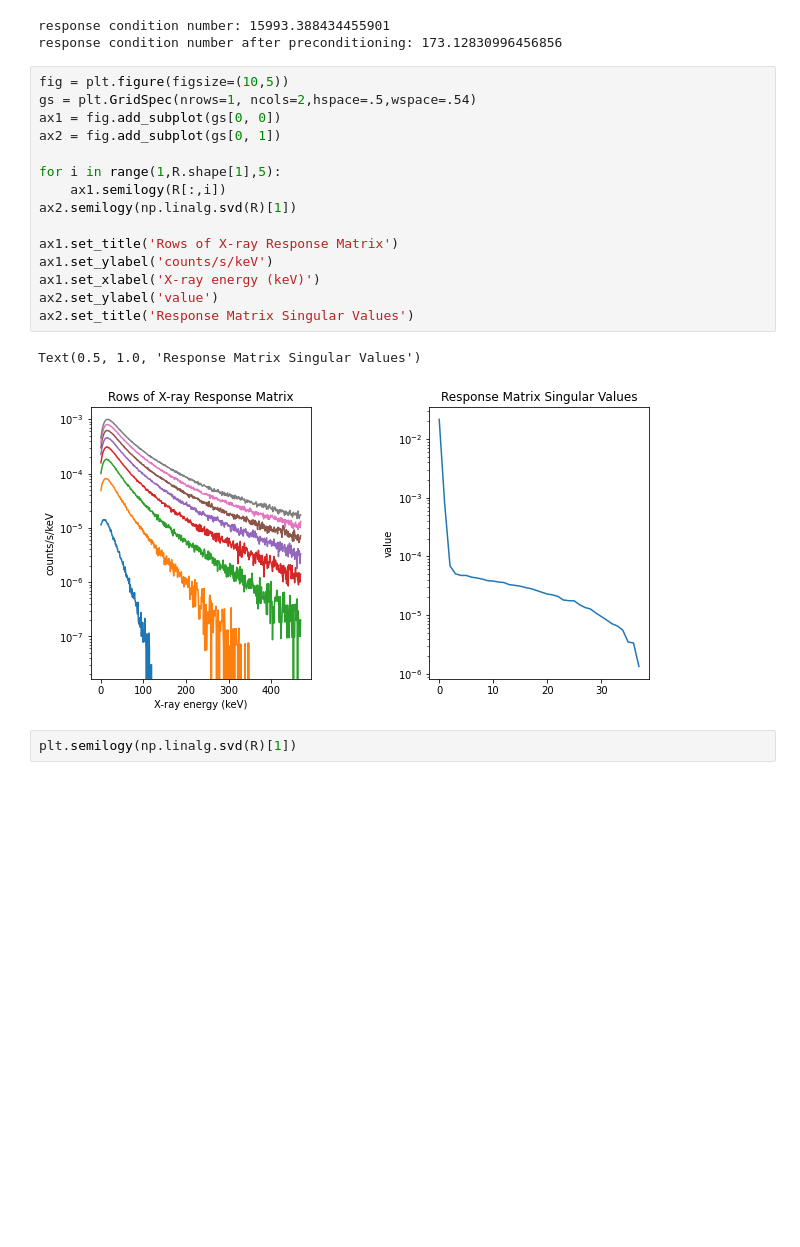
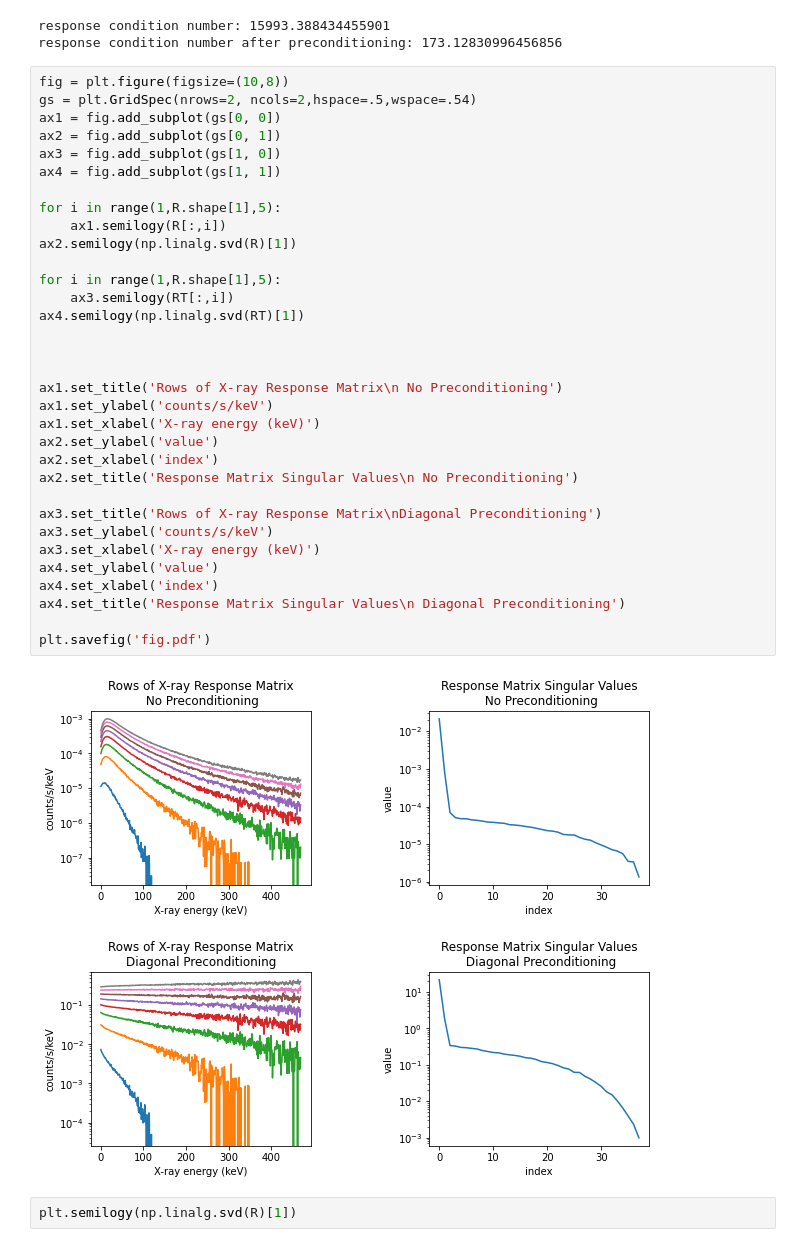
Before and after one commit to mrpatrick1991/thesis, a Jupyter notebook: figures/chapter_4/matrix_spectral_plot/Untitled.ipynb, the cells around one changed output. Drawn from its saved outputs; the diff is of its cells as text; blank space fills up the shorter version.

Commit message:
update to spectral figure

```diff
--- a/figures/chapter_4/matrix_spectral_plot/Untitled.ipynb
+++ b/figures/chapter_4/matrix_spectral_plot/Untitled.ipynb
@@ -56,23 +56,40 @@ xspace = np.linspace(30,500,R.shape[0])
 response condition number: 15993.388434455901
 response condition number after preconditioning: 173.12830996456856
 # %%
-fig = plt.figure(figsize=(10,5))
-gs = plt.GridSpec(nrows=1, ncols=2,hspace=.5,wspace=.54)
+fig = plt.figure(figsize=(10,8))
+gs = plt.GridSpec(nrows=2, ncols=2,hspace=.5,wspace=.54)
 ax1 = fig.add_subplot(gs[0, 0])
 ax2 = fig.add_subplot(gs[0, 1])
+ax3 = fig.add_subplot(gs[1, 0])
+ax4 = fig.add_subplot(gs[1, 1])
 
 for i in range(1,R.shape[1],5):
     ax1.semilogy(R[:,i])
 ax2.semilogy(np.linalg.svd(R)[1])
 
-ax1.set_title('Rows of X-ray Response Matrix')
+for i in range(1,R.shape[1],5):
+    ax3.semilogy(RT[:,i])
+ax4.semilogy(np.linalg.svd(RT)[1])
+
+
+
+ax1.set_title('Rows of X-ray Response Matrix\n No Preconditioning')
 ax1.set_ylabel('counts/s/keV')
 ax1.set_xlabel('X-ray energy (keV)')
 ax2.set_ylabel('value')
-ax2.set_title('Response Matrix Singular Values')
+ax2.set_xlabel('index')
+ax2.set_title('Response Matrix Singular Values\n No Preconditioning')
+
+ax3.set_title('Rows of X-ray Response Matrix\nDiagonal Preconditioning')
+ax3.set_ylabel('counts/s/keV')
+ax3.set_xlabel('X-ray energy (keV)')
+ax4.set_ylabel('value')
+ax4.set_xlabel('index')
+ax4.set_title('Response Matrix Singular Values\n Diagonal Preconditioning')
+
+plt.savefig('fig.pdf')
 # %% [output]
-Text(0.5, 1.0, 'Response Matrix Singular Values')
-[figure, old version]
+[figure, new version]
 # %%
 plt.semilogy(np.linalg.svd(R)[1])
 # %% [output]
```
Also changed, not shown: 1 other file.
